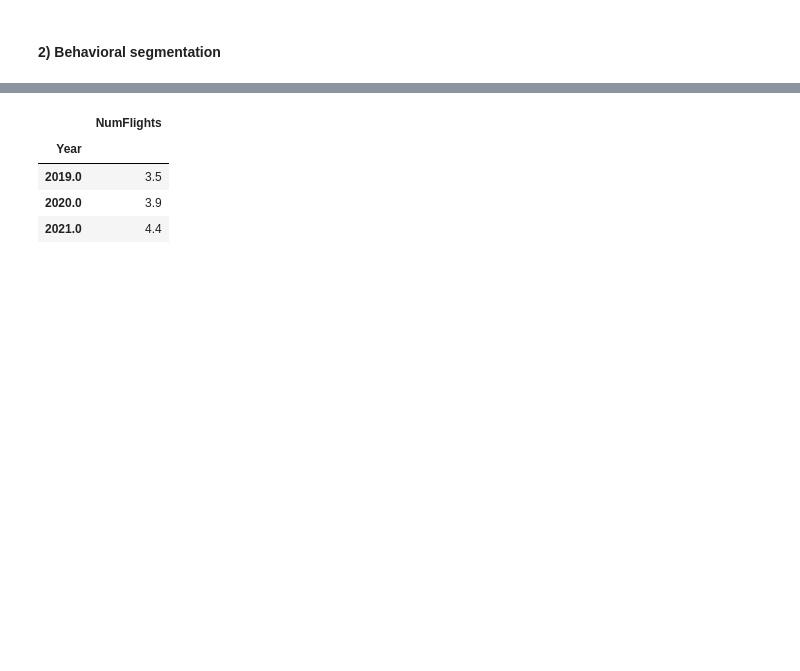
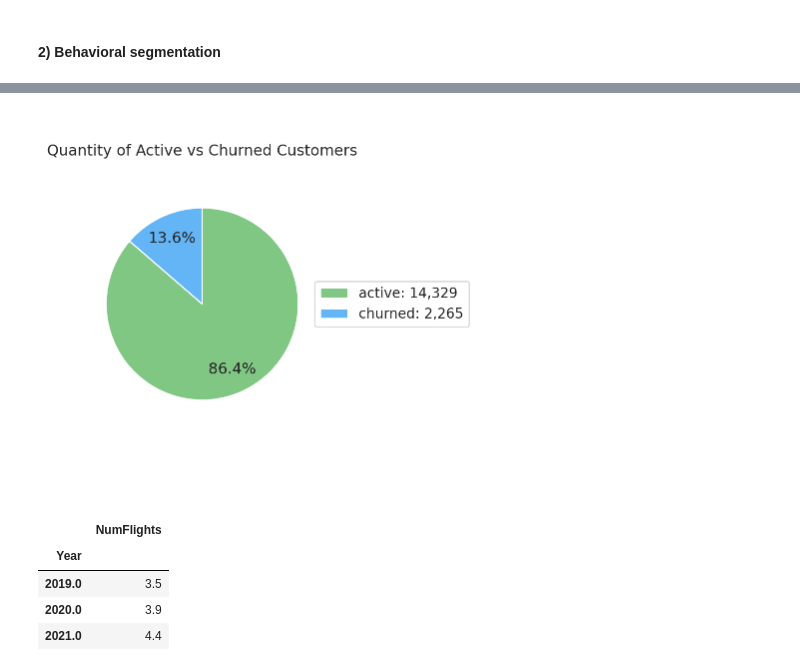
Before and after one commit to Solomonclement123/Data-Mining-Project, a Jupyter notebook: Group46_EDA_FeatureEngineering_Aggregared.ipynb, the cells around one changed output, grey strips where cells are left out. Saved outputs shown, nothing was run; the diff lists cells and outputs as text; code cells hidden in the pictures; blank space fills up the shorter version.

```diff
--- a/Group46_EDA_FeatureEngineering_Aggregared.ipynb
+++ b/Group46_EDA_FeatureEngineering_Aggregared.ipynb
@@ -578,3 +922,23 @@ by_subjects(subj="Customer Lifetime Value", subj1="is_active", agg="mean", top_n
+# %%
+plot_grouped_chart(
+    quantity_active_vs_churned,
+    kind="pie",
+    title="Quantity of Active vs Churned Customers",
+    #xlabel="Status",
+    #ylabel="Unique Customers",
+    #palette={
+    #        "Churned": "#64b5f6",  # light blue (Blue 300)
+    #        "Active": "#81c784",  # light green  #"Platinum":"#708090", "gray-greeny":"#DAA520"
+    #        },
+    #rotation=15,
+    #bar_width=0.6,
+    #annotate=False,
+    palette=["#81c784", "#64b5f6"],
+    figsize=(4.5, 4.5),
+    pct_decimals=1
+)
+# %% [output]
+[figure, added]
 # %%
 # B1) Average flights per year
 beh_avg_flights_per_year = pd.DataFrame(df.groupby("Year")["NumFlights"].mean().round(1).sort_index())
```
Also changed, not shown: parts of 23 cells of this notebook.
